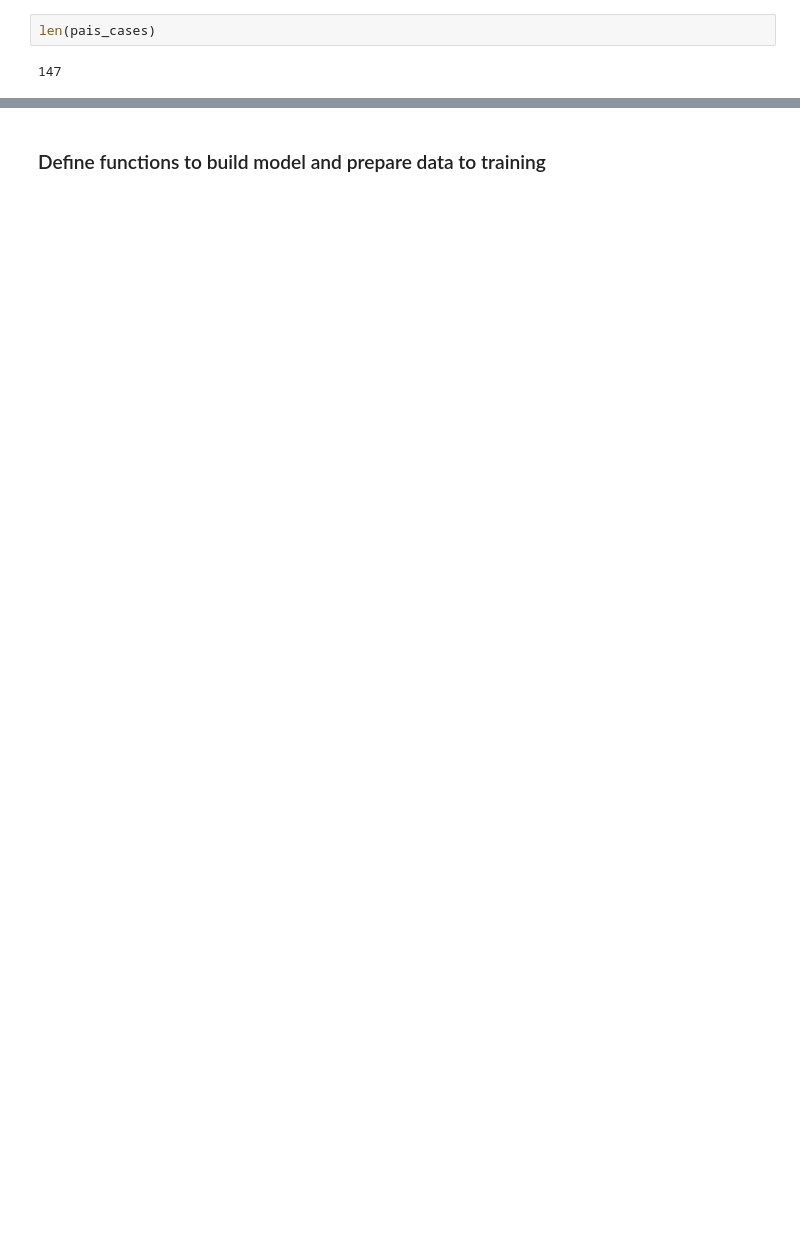
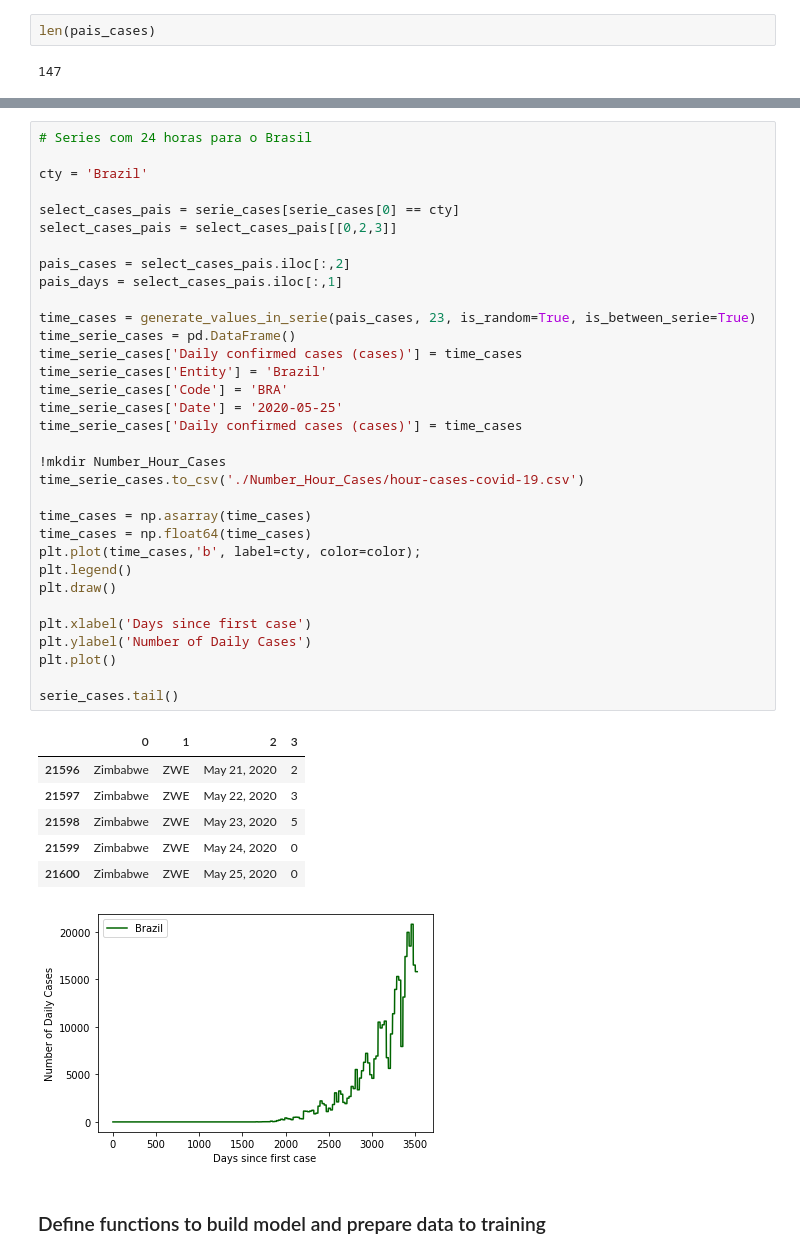
Before and after one commit to deniseiras/trabalho_cap239_b, a Jupyter notebook: RNN_To_COVID19_Predictions.ipynb, the cells around one changed output, grey strips where cells are left out. Drawn from its saved outputs; the diff is of its cells as text; blank space fills up the shorter version.

```diff
--- a/RNN_To_COVID19_Predictions.ipynb
+++ b/RNN_To_COVID19_Predictions.ipynb
@@ -160,3 +208,44 @@ len(pais_cases)
+# %%
+# Series com 24 horas para o Brasil
+
+cty = 'Brazil'
+
+select_cases_pais = serie_cases[serie_cases[0] == cty]
+select_cases_pais = select_cases_pais[[0,2,3]]
+
+pais_cases = select_cases_pais.iloc[:,2]
+pais_days = select_cases_pais.iloc[:,1]
+
+time_cases = generate_values_in_serie(pais_cases, 23, is_random=True, is_between_serie=True)
+time_serie_cases = pd.DataFrame()
+time_serie_cases['Daily confirmed cases (cases)'] = time_cases
+time_serie_cases['Entity'] = 'Brazil'
+time_serie_cases['Code'] = 'BRA'
+time_serie_cases['Date'] = '2020-05-25'
+time_serie_cases['Daily confirmed cases (cases)'] = time_cases
+
+!mkdir Number_Hour_Cases
+time_serie_cases.to_csv('./Number_Hour_Cases/hour-cases-covid-19.csv')
+
+time_cases = np.asarray(time_cases)
+time_cases = np.float64(time_cases)
+plt.plot(time_cases,'b', label=cty, color=color);
+plt.legend()
+plt.draw()
+
+plt.xlabel('Days since first case')
+plt.ylabel('Number of Daily Cases')
+plt.plot()
+
+serie_cases.tail()
+# %% [output]
+|  | 0 | 1 | 2 | 3 |
+| 21596 | Zimbabwe | ZWE | May 21, 2020 | 2 |
+| 21597 | Zimbabwe | ZWE | May 22, 2020 | 3 |
+| 21598 | Zimbabwe | ZWE | May 23, 2020 | 5 |
+| 21599 | Zimbabwe | ZWE | May 24, 2020 | 0 |
+| 21600 | Zimbabwe | ZWE | May 25, 2020 | 0 |
+[figure, added]
 # %% [markdown]
 ### Define functions to build model and prepare data to training
 # %%
```
Also changed, not shown: parts of 15 cells of this notebook.
